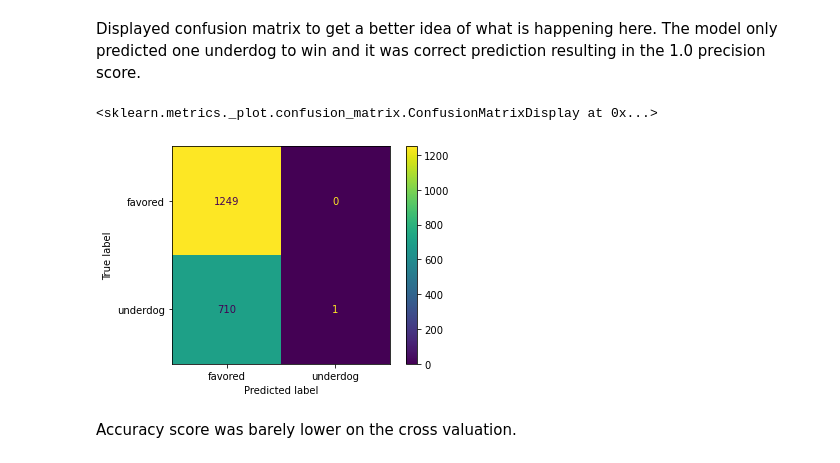
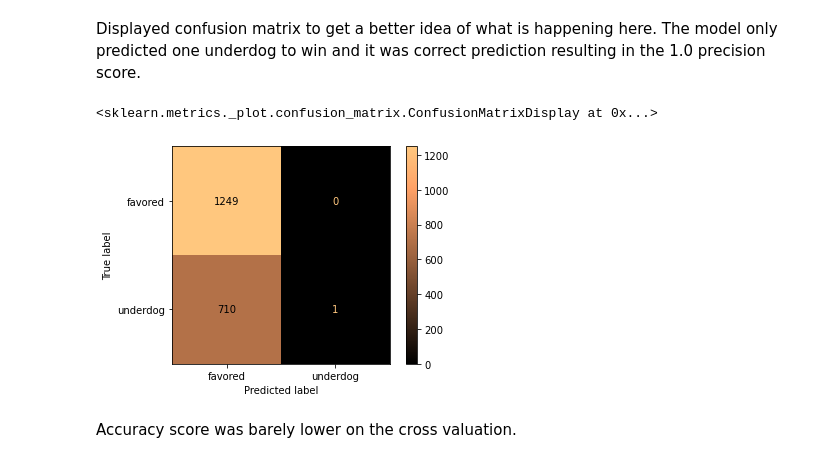
Before and after one commit to Ben-Gilbert333/Predicting_UFC_Winners, a Jupyter notebook: scratch_notebooks/scratch_notebook3.ipynb, the cells around one changed output. Cells and saved outputs as stored; diff of their text form; code cells hidden in the pictures.

```diff
--- a/scratch_notebooks/scratch_notebook3.ipynb
+++ b/scratch_notebooks/scratch_notebook3.ipynb
@@ -689,11 +756,12 @@ Accuracy:  0.6377551020408163
 Precision:  1.0
 # %% [markdown]
 Displayed confusion matrix to get a better idea of what is happening here. The model only predicted one underdog to win and it was correct prediction resulting in the 1.0 precision score.
-# %%
-ConfusionMatrixDisplay.from_estimator(logreg_pipe, X_train, y_train, display_labels=['favored', 'underdog'])
-# %% [output]
-<sklearn.metrics._plot.confusion_matrix.ConfusionMatrixDisplay at 0x...>
-[figure, removed]
+# %%
+cf = confusion_matrix(y_train, y_pred)
+ConfusionMatrixDisplay(cf, display_labels=['favored', 'underdog']).plot(cmap=plt.cm.copper)
+# %% [output]
+<sklearn.metrics._plot.confusion_matrix.ConfusionMatrixDisplay at 0x...>
+[figure, added]
 # %% [markdown]
 Accuracy score was barely lower on the cross valuation.
 # %%
```
Also changed, not shown: parts of 47 cells of this notebook, 6 other files.
